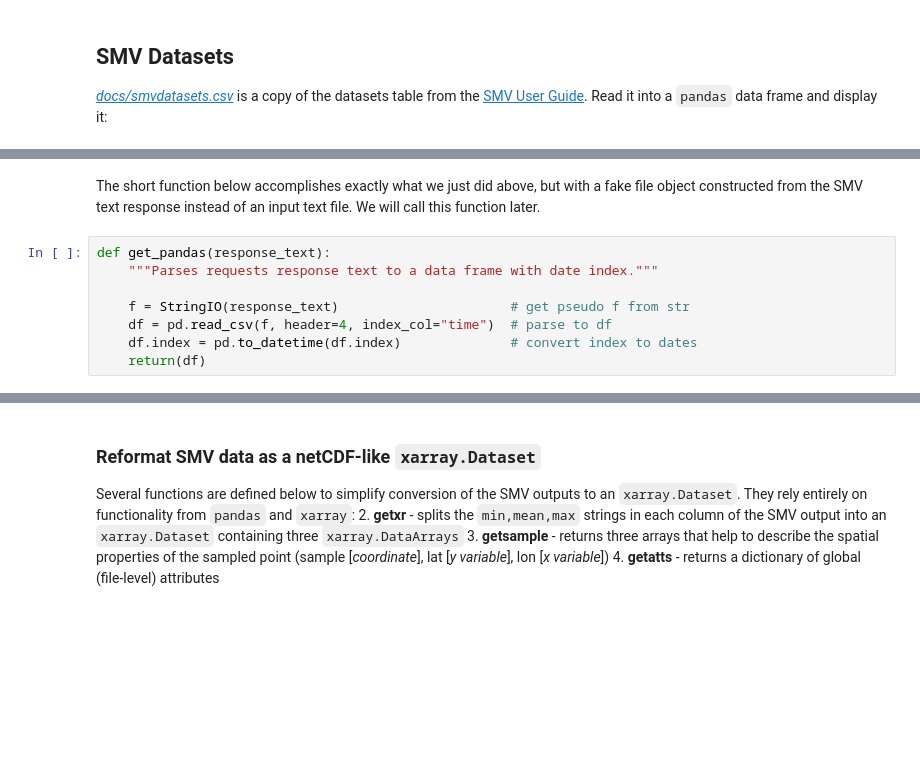
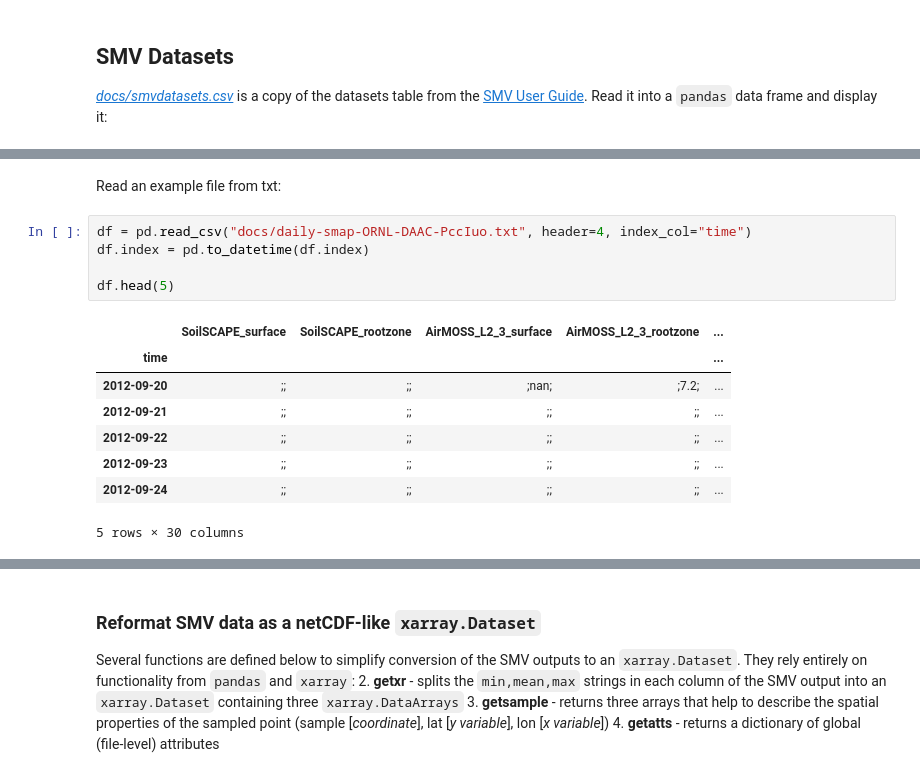
Before and after one commit to jjmcnelis/nasa_usfs_workshop, a Jupyter notebook: day3-tutorial.ipynb, the cells around one changed output, grey strips where cells are left out. Cells and saved outputs as stored; diff of their text form; blank space fills up the shorter version.

```diff
--- a/day3-tutorial.ipynb
+++ b/day3-tutorial.ipynb
@@ -109,10 +64,16 @@ df.head(10)
-# %% [markdown]
-The short function below accomplishes exactly what we just did above, but with a fake file object constructed from the SMV text response instead of an input text file. We will call this function later.
-# %%
-def get_pandas(response_text):
-    """Parses requests response text to a data frame with date index."""
-
-    f = StringIO(response_text)                      # get pseudo f from str
-    df = pd.read_csv(f, header=4, index_col="time")  # parse to df
-    df.index = pd.to_datetime(df.index)              # convert index to dates
-    return(df)
+# %% [markdown]
+Read an example file from txt:
+# %%
+df = pd.read_csv("docs/daily-smap-ORNL-DAAC-PccIuo.txt", header=4, index_col="time")
+df.index = pd.to_datetime(df.index)
+
+df.head(5)
+# %% [output]
+|  | SoilSCAPE_surface | SoilSCAPE_rootzone | AirMOSS_L2_3_surface | AirMOSS_L2_3_rootzone | ... |
+| time |  |  |  |  | ... |
+| 2012-09-20 | ;; | ;; | ;nan; | ;7.2; | ... |
+| 2012-09-21 | ;; | ;; | ;; | ;; | ... |
+| 2012-09-22 | ;; | ;; | ;; | ;; | ... |
+| 2012-09-23 | ;; | ;; | ;; | ;; | ... |
+| 2012-09-24 | ;; | ;; | ;; | ;; | ... |
+5 rows × 30 columns
```
Also changed, not shown: parts of 42 cells of this notebook, 2 other files.
